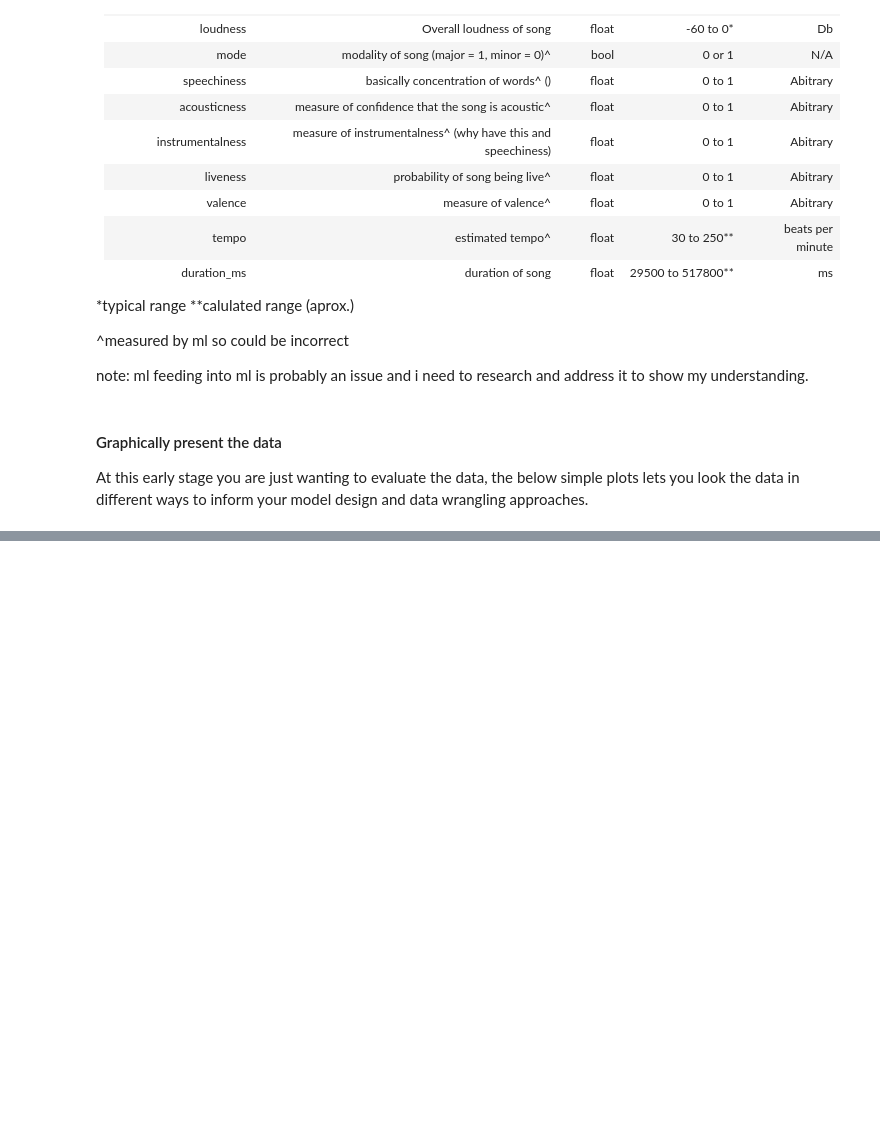
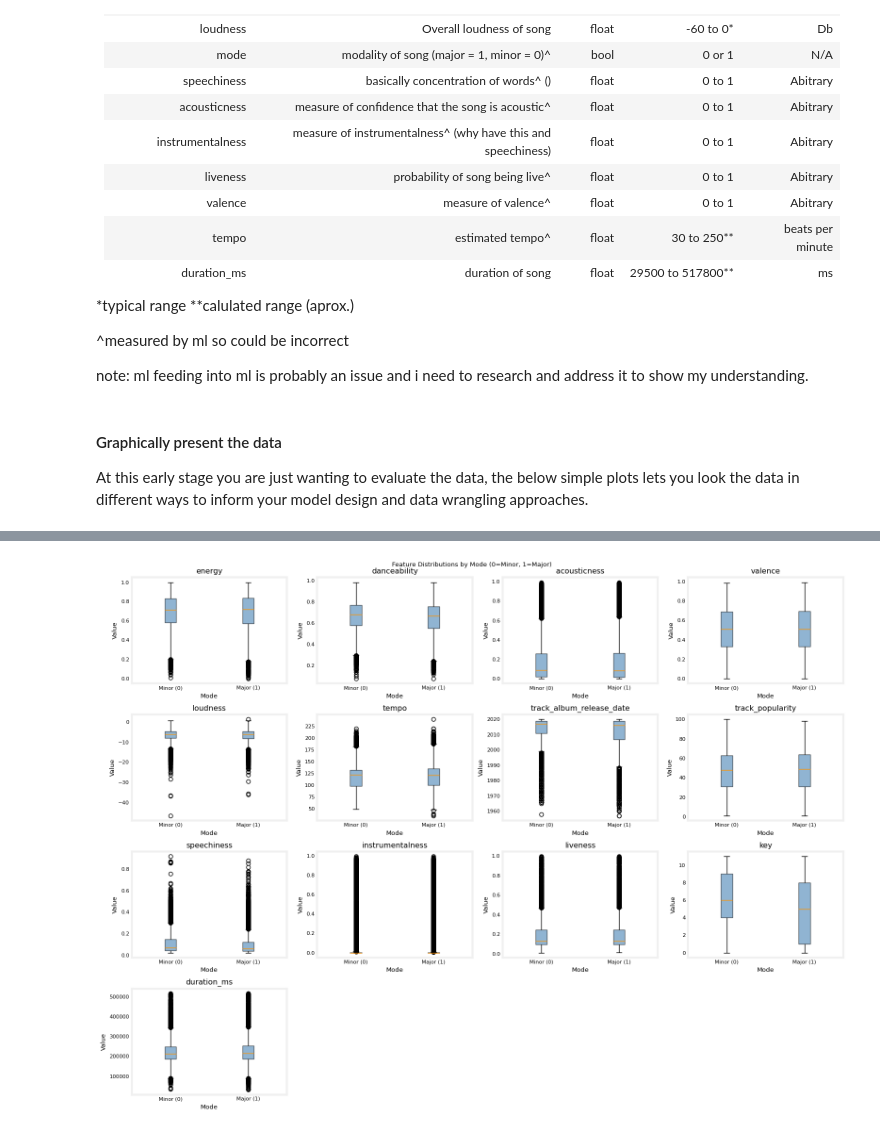
Before and after one commit to TempeHS/2026SE_MLOPSTask_Xavier.P, a Jupyter notebook: 2.Model_Development/2.1.Data_Wrangling/2.1.1.data_preview.ipynb, the cells around one changed output, grey strips where cells are left out. Cells and saved outputs as stored; diff of their text form; code cells hidden in the pictures; blank space fills up the shorter version.

```diff
--- a/2.Model_Development/2.1.Data_Wrangling/2.1.1.data_preview.ipynb
+++ b/2.Model_Development/2.1.Data_Wrangling/2.1.1.data_preview.ipynb
@@ -208,2 +320,45 @@ plt.show()
+# %%
+# Graph mode (binary: 0=minor, 1=major) against all features using box plots
+features_vs_mode = [
+    "energy",
+    "danceability",
+    "acousticness",
+    "valence",
+    "loudness",
+    "tempo",
+    "track_album_release_date",
+    "track_popularity",
+    "speechiness",
+    "instrumentalness",
+    "liveness",
+    "key",
+    "duration_ms",
+]
+
+fig, axes = plt.subplots(4, 4, figsize=(16, 12))
+plt.suptitle("Feature Distributions by Mode (0=Minor, 1=Major)")
+
+for ax, feature in zip(axes.flatten(), features_vs_mode):
+    minor = data_frame[data_frame["mode"] == 0][feature]
+    major = data_frame[data_frame["mode"] == 1][feature]
+
+    ax.boxplot(
+        [minor, major],
+        labels=["Minor (0)", "Major (1)"],
+        patch_artist=True,
+        boxprops=dict(facecolor="steelblue", alpha=0.6),
+    )
+    ax.set_title(feature)
+    ax.set_xlabel("Mode")
+    ax.set_ylabel("Value")
+
+for ax in axes.flatten()[len(features_vs_mode) :]:
+    ax.set_visible(False)
+
+plt.tight_layout()
+plt.savefig("mode_vs_features.png", dpi=150, bbox_inches="tight")
+plt.show()
+# %% [output]
+[figure, added]
 # %%
 # Scatter plot 2 columns to see the relationship
```
Also changed, not shown: parts of 11 cells of this notebook, 6 other files.
